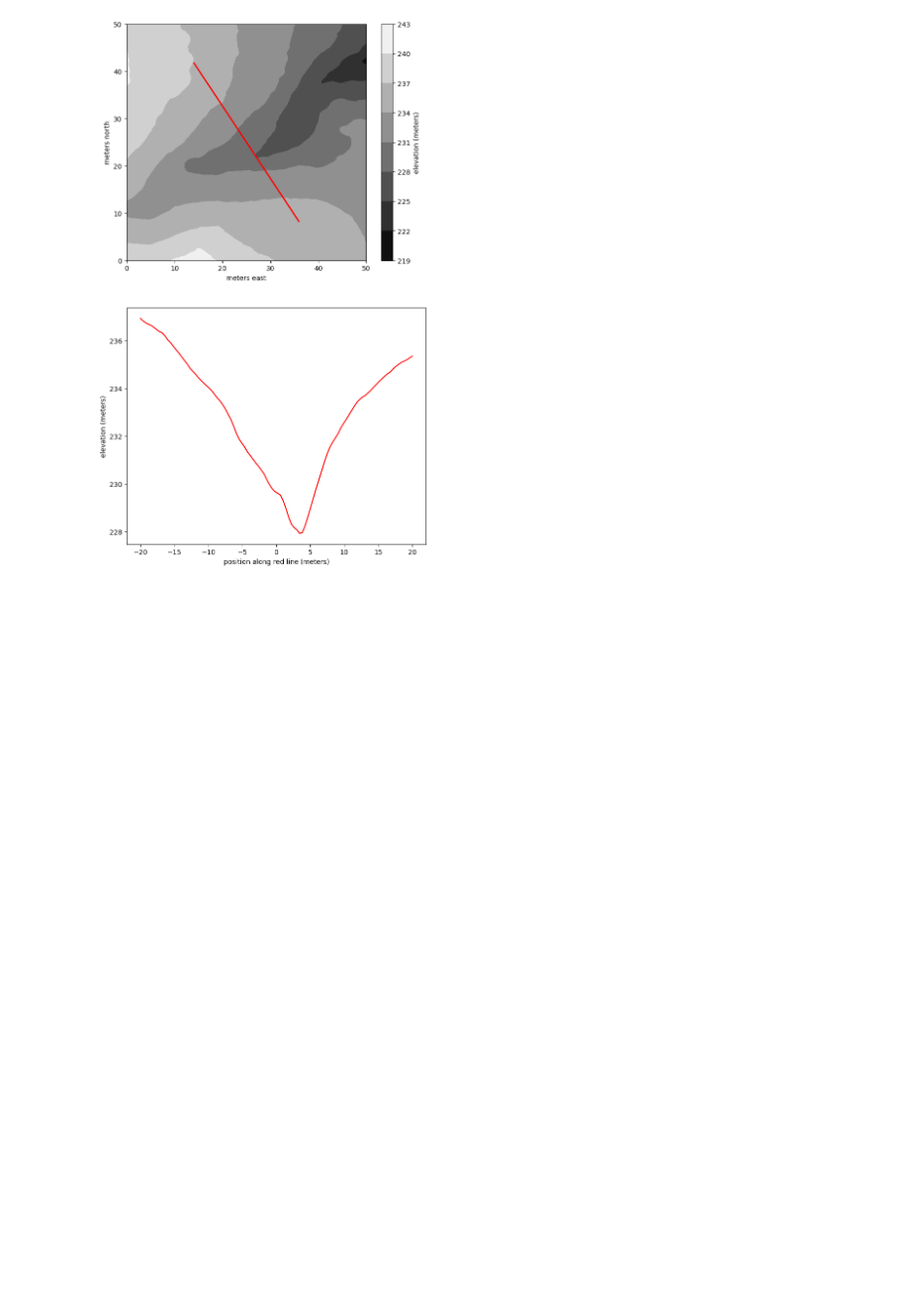
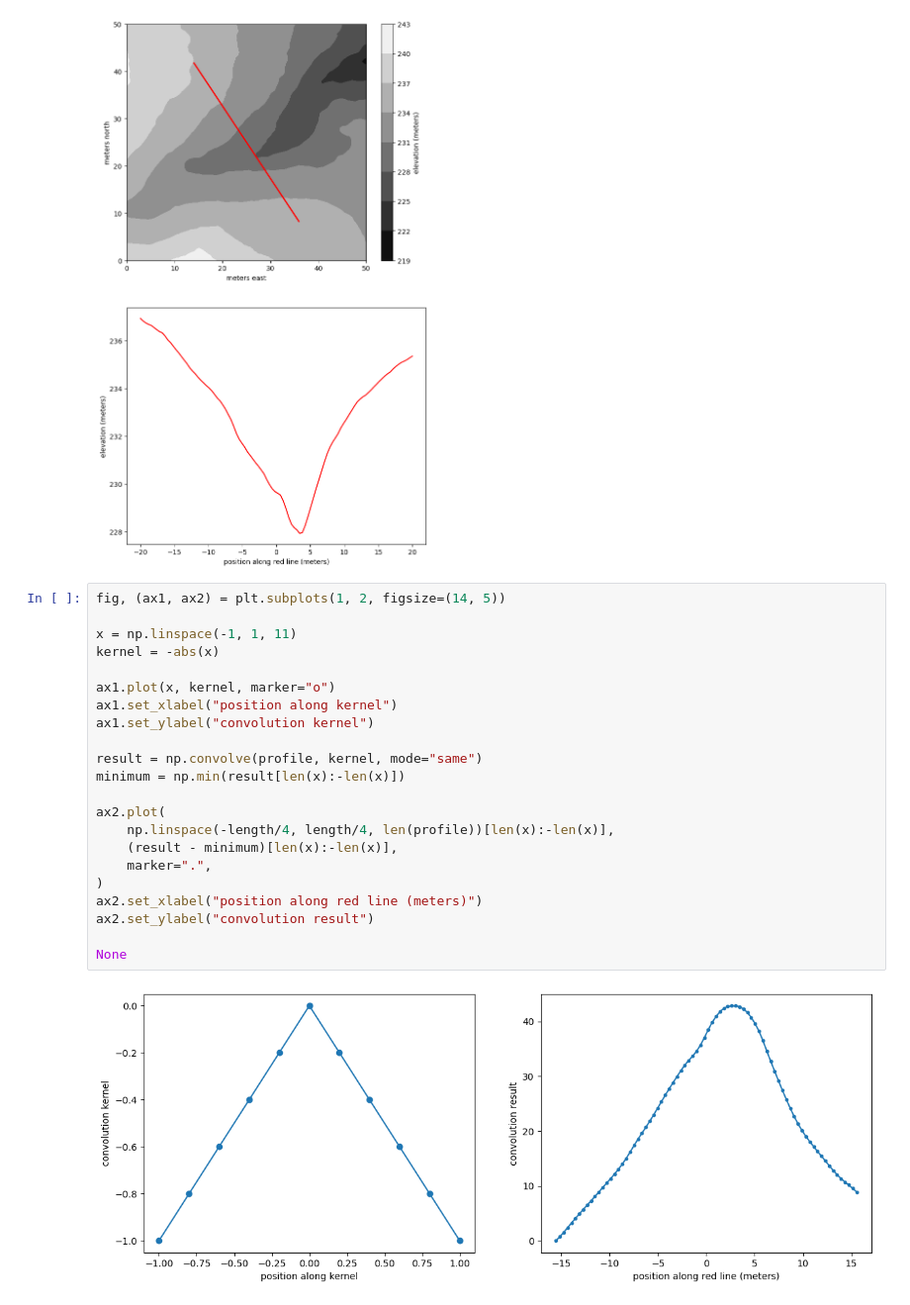
Before and after one commit to dsi-rse/gully-map, a Jupyter notebook: notebooks/convolution-kernels.ipynb, the cells around one changed output. Shown at 99% size. Saved outputs shown, nothing was run; the diff lists cells and outputs as text; blank space fills up the shorter version.

Commit message:
1D convolution testing

```diff
--- a/notebooks/convolution-kernels.ipynb
+++ b/notebooks/convolution-kernels.ipynb
@@ -340,3 +340,27 @@ ax[1].set_ylabel("elevation (meters)")
 None
 # %% [output]
 [figure]
+# %%
+fig, (ax1, ax2) = plt.subplots(1, 2, figsize=(14, 5))
+
+x = np.linspace(-1, 1, 11)
+kernel = -abs(x)
+
+ax1.plot(x, kernel, marker="o")
+ax1.set_xlabel("position along kernel")
+ax1.set_ylabel("convolution kernel")
+
+result = np.convolve(profile, kernel, mode="same")
+minimum = np.min(result[len(x):-len(x)])
+
+ax2.plot(
+    np.linspace(-length/4, length/4, len(profile))[len(x):-len(x)],
+    (result - minimum)[len(x):-len(x)],
+    marker=".",
+)
+ax2.set_xlabel("position along red line (meters)")
+ax2.set_ylabel("convolution result")
+
+None
+# %% [output]
+[figure, added]
```
